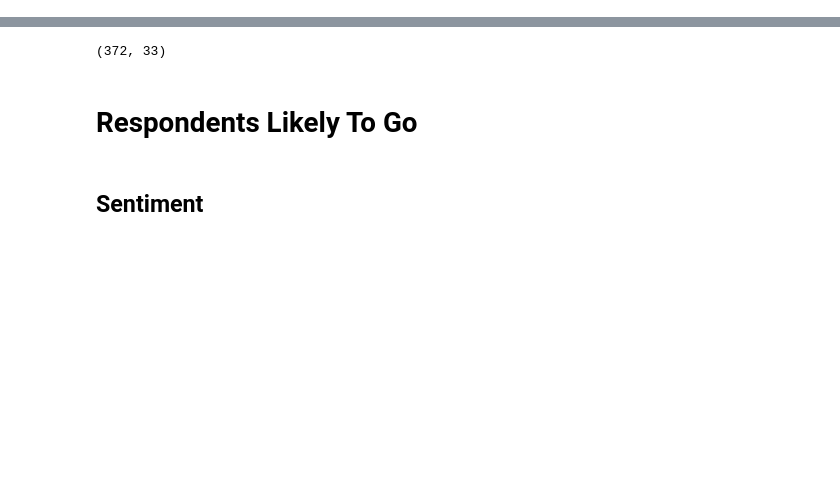
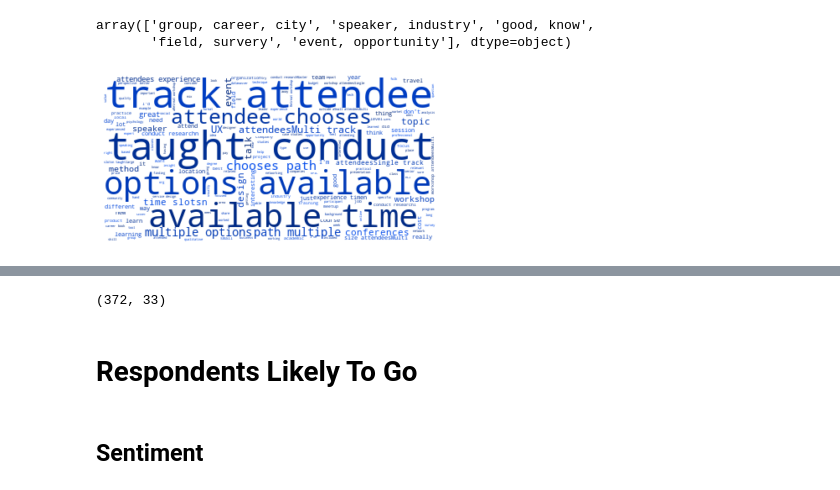
Before and after one commit to PersonaPredicta/Survey_Says..., a Jupyter notebook: fred/MVPlo.ipynb, the cells around one changed output, grey strips where cells are left out. Drawn from its saved outputs; the diff is of its cells as text; code cells hidden in the pictures; blank space fills up the shorter version.

```diff
--- a/fred/MVPlo.ipynb
+++ b/fred/MVPlo.ipynb
@@ -58,0 +77,7 @@ likely = big_df[big_df.targetB == 1]
+# %%
+big_df.recommendations_topic_id.unique()
+# %% [output]
+array(['group, career, city', 'speaker, industry', 'good, know',
+       'field, survery', 'event, opportunity'], dtype=object)
+# %%
+text = " ".join(answer for answer in big_df.big_answer.astype('str'))
@@ -58,0 +91,16 @@ likely = big_df[big_df.targetB == 1]
+# %%
+def random_color_func(word=None, font_size=None, position=None,  orientation=None, font_path=None, random_state=None):
+    h = int(360.0 * 157.0 / 255.0)
+    s = int(100.0 * 255.0 / 255.0)
+    l = int(100.0 * float(random_state.randint(60, 120)) / 255.0)
+
+    return "hsl({}, {}%, {}%)".format(h, s, l)
+# %%
+wordcloud = WordCloud(stopwords=stopWords, background_color="white", random_state=1).generate(text)
+
+# Display the generated image:
+plt.imshow(wordcloud.recolor(color_func=random_color_func, random_state=3), interpolation='bilinear')
+plt.axis("off")
+plt.show()
+# %% [output]
+[figure, added]
```
Also changed, not shown: parts of 18 cells of this notebook, 2 other files.
